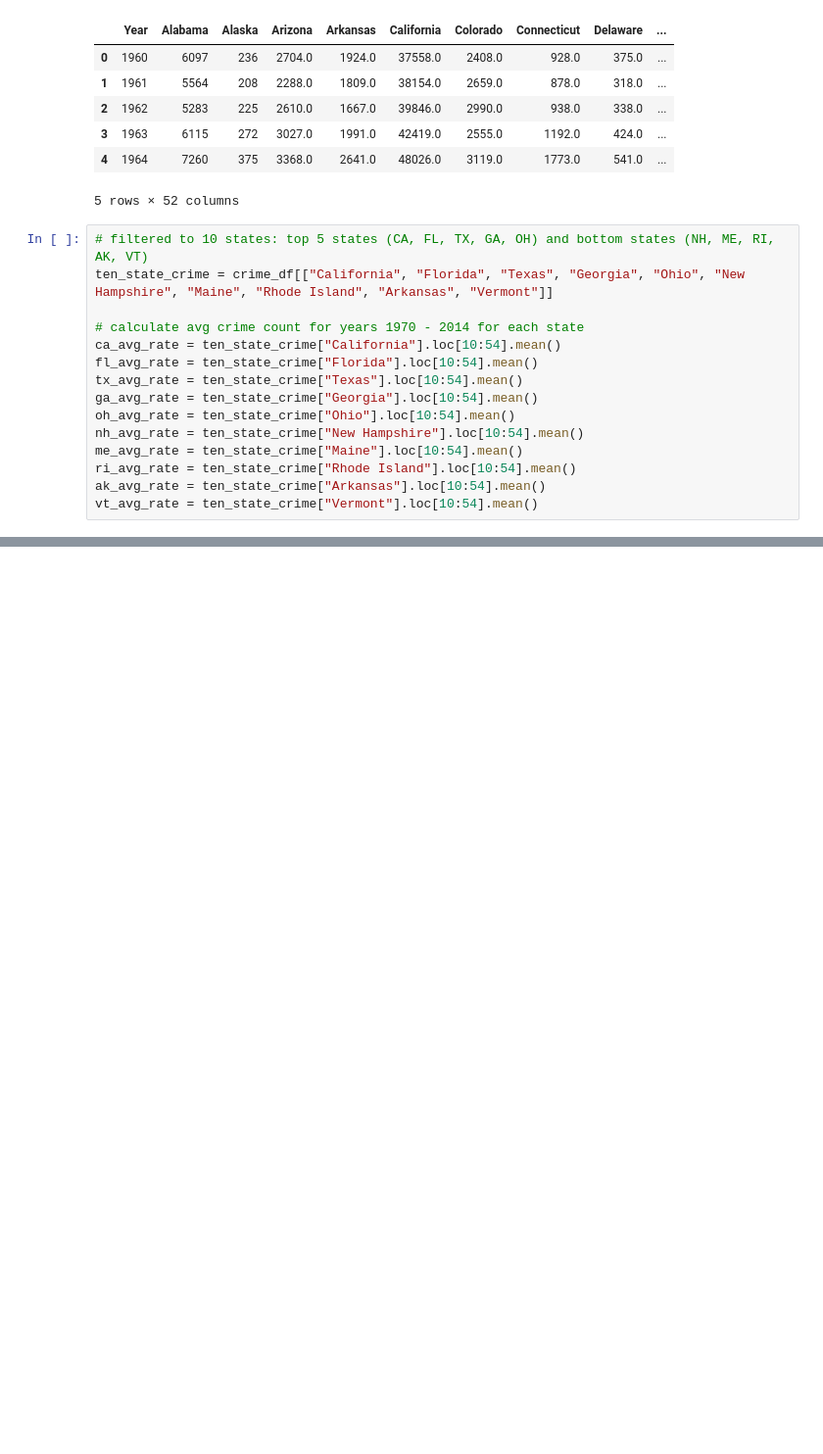
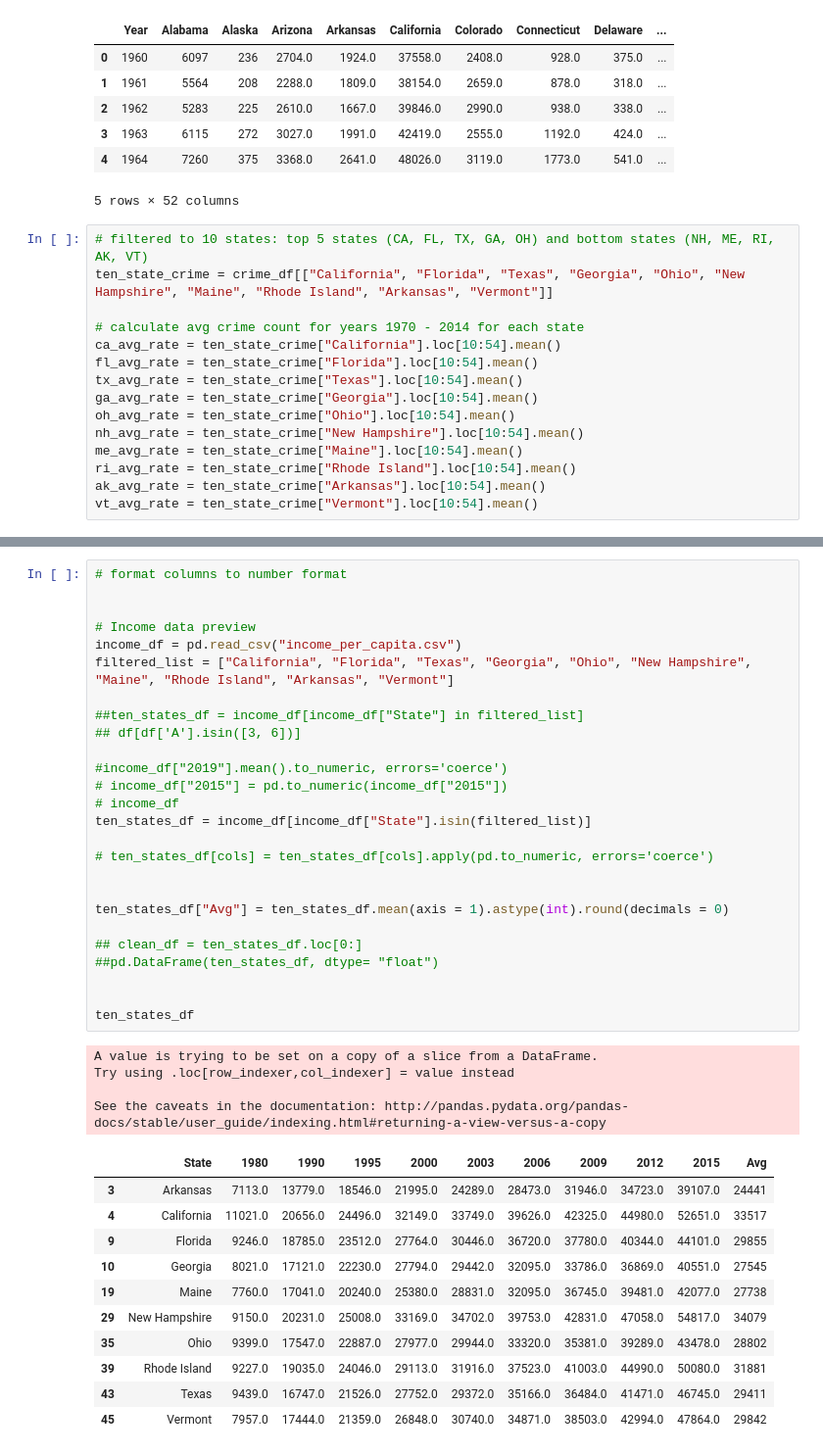
Before and after one commit to DavidAradom/Project1, a Jupyter notebook: Project1.ipynb, the cells around one changed output, grey strips where cells are left out. Shown at 98% size. Cells and saved outputs as stored; diff of their text form; blank space fills up the shorter version.

```diff
--- a/Project1.ipynb
+++ b/Project1.ipynb
@@ -207,0 +220,42 @@ training_data.head(10)
+# %%
+# format columns to number format
+
+
+# Income data preview
+income_df = pd.read_csv("income_per_capita.csv")
+filtered_list = ["California", "Florida", "Texas", "Georgia", "Ohio", "New Hampshire", "Maine", "Rhode Island", "Arkansas", "Vermont"]
+
+##ten_states_df = income_df[income_df["State"] in filtered_list]
+## df[df['A'].isin([3, 6])]
+
+#income_df["2019"].mean().to_numeric, errors='coerce')
+# income_df["2015"] = pd.to_numeric(income_df["2015"])
+# income_df
+ten_states_df = income_df[income_df["State"].isin(filtered_list)]
+
+# ten_states_df[cols] = ten_states_df[cols].apply(pd.to_numeric, errors='coerce')
+
+
+ten_states_df["Avg"] = ten_states_df.mean(axis = 1).astype(int).round(decimals = 0)
+
+## clean_df = ten_states_df.loc[0:]
+##pd.DataFrame(ten_states_df, dtype= "float")
+
+
+ten_states_df
+# %% [output]
+A value is trying to be set on a copy of a slice from a DataFrame.
+Try using .loc[row_indexer,col_indexer] = value instead
+
+See the caveats in the documentation: http://pandas.pydata.org/pandas-docs/stable/user_guide/indexing.html#returning-a-view-versus-a-copy
+|  | State | 1980 | 1990 | 1995 | 2000 | 2003 | 2006 | 2009 | 2012 | 2015 | Avg |
+| 3 | Arkansas | 7113.0 | 13779.0 | 18546.0 | 21995.0 | 24289.0 | 28473.0 | 31946.0 | 34723.0 | 39107.0 | 24441 |
+| 4 | California | 11021.0 | 20656.0 | 24496.0 | 32149.0 | 33749.0 | 39626.0 | 42325.0 | 44980.0 | 52651.0 | 33517 |
+| 9 | Florida | 9246.0 | 18785.0 | 23512.0 | 27764.0 | 30446.0 | 36720.0 | 37780.0 | 40344.0 | 44101.0 | 29855 |
+| 10 | Georgia | 8021.0 | 17121.0 | 22230.0 | 27794.0 | 29442.0 | 32095.0 | 33786.0 | 36869.0 | 40551.0 | 27545 |
+| 19 | Maine | 7760.0 | 17041.0 | 20240.0 | 25380.0 | 28831.0 | 32095.0 | 36745.0 | 39481.0 | 42077.0 | 27738 |
+| 29 | New Hampshire | 9150.0 | 20231.0 | 25008.0 | 33169.0 | 34702.0 | 39753.0 | 42831.0 | 47058.0 | 54817.0 | 34079 |
+| 35 | Ohio | 9399.0 | 17547.0 | 22887.0 | 27977.0 | 29944.0 | 33320.0 | 35381.0 | 39289.0 | 43478.0 | 28802 |
+| 39 | Rhode Island | 9227.0 | 19035.0 | 24046.0 | 29113.0 | 31916.0 | 37523.0 | 41003.0 | 44990.0 | 50080.0 | 31881 |
+| 43 | Texas | 9439.0 | 16747.0 | 21526.0 | 27752.0 | 29372.0 | 35166.0 | 36484.0 | 41471.0 | 46745.0 | 29411 |
+| 45 | Vermont | 7957.0 | 17444.0 | 21359.0 | 26848.0 | 30740.0 | 34871.0 | 38503.0 | 42994.0 | 47864.0 | 29842 |
```
Also changed, not shown: parts of 3 cells of this notebook.
